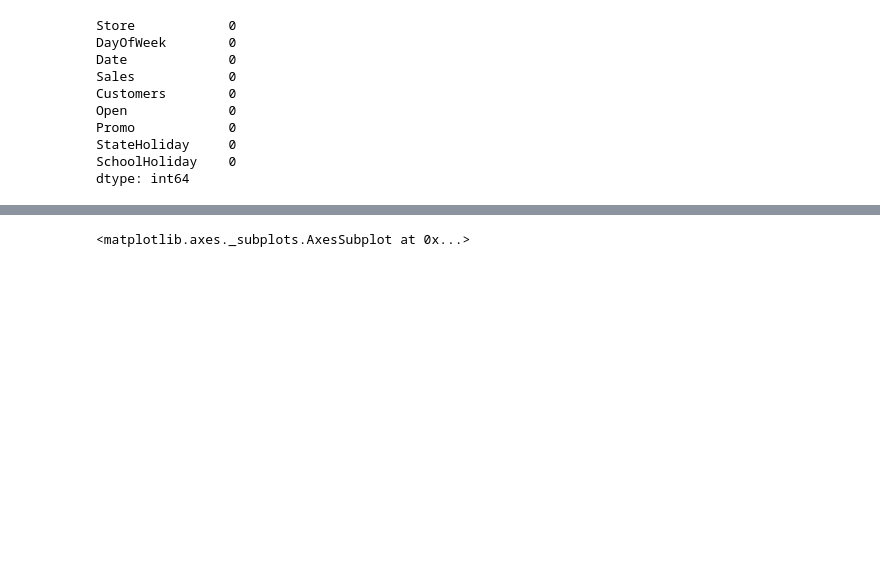
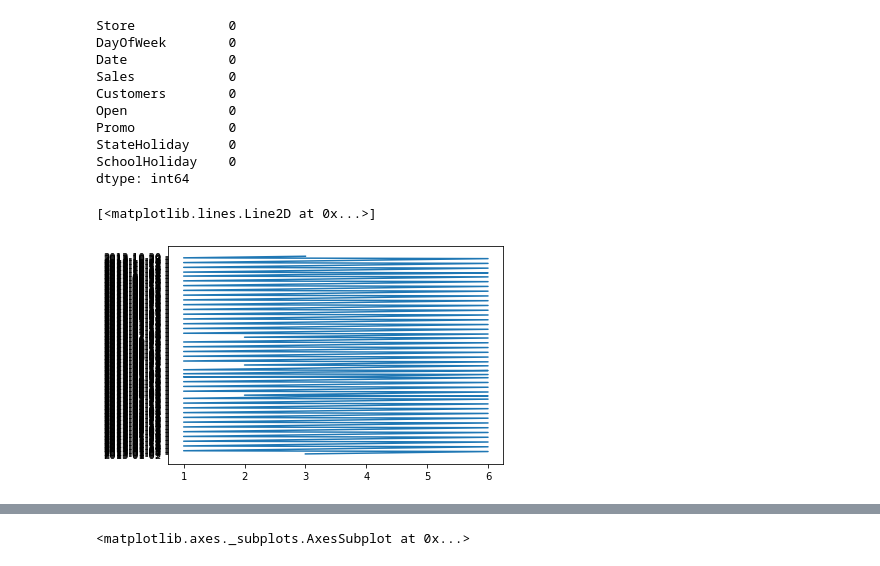
Before and after one commit to RakeshKumar045/Time-Series-Forecasting, a Jupyter notebook: Capstone_Final_Code_Rossmann.ipynb, the cells around one changed output, grey strips where cells are left out. Drawn from its saved outputs; the diff is of its cells as text; code cells hidden in the pictures; blank space fills up the shorter version.

```diff
--- a/Capstone_Final_Code_1.ipynb
+++ b/Capstone_Final_Code_Rossmann.ipynb
@@ -181,7 +172,9 @@ def difference_timeseries(series, dropnan = True):
 
 def dedifference_timeseries(original, diff_series):
     return diff_series.cumsum() + original[-1]
+# %%
+train = 'data/train.csv'
 # %%
 #read the data
-data_df = pd.read_csv('data/train.csv', encoding="ISO-8859-1", low_memory=False)
+data_df = pd.read_csv(train, encoding="ISO-8859-1", low_memory=False)
 # %% [markdown]
@@ -250,3 +243,10 @@ Promo            0
 StateHoliday     0
 SchoolHoliday    0
 dtype: int64
+# %%
+# Create figure and plot space
+
+plt.plot( store_df.iloc[0:250,1],store_df.iloc[0:250,2])
+# %% [output]
+[<matplotlib.lines.Line2D at 0x...>]
+[figure, added]
```
Also changed, not shown: parts of 11 cells of this notebook, 1 other file.
